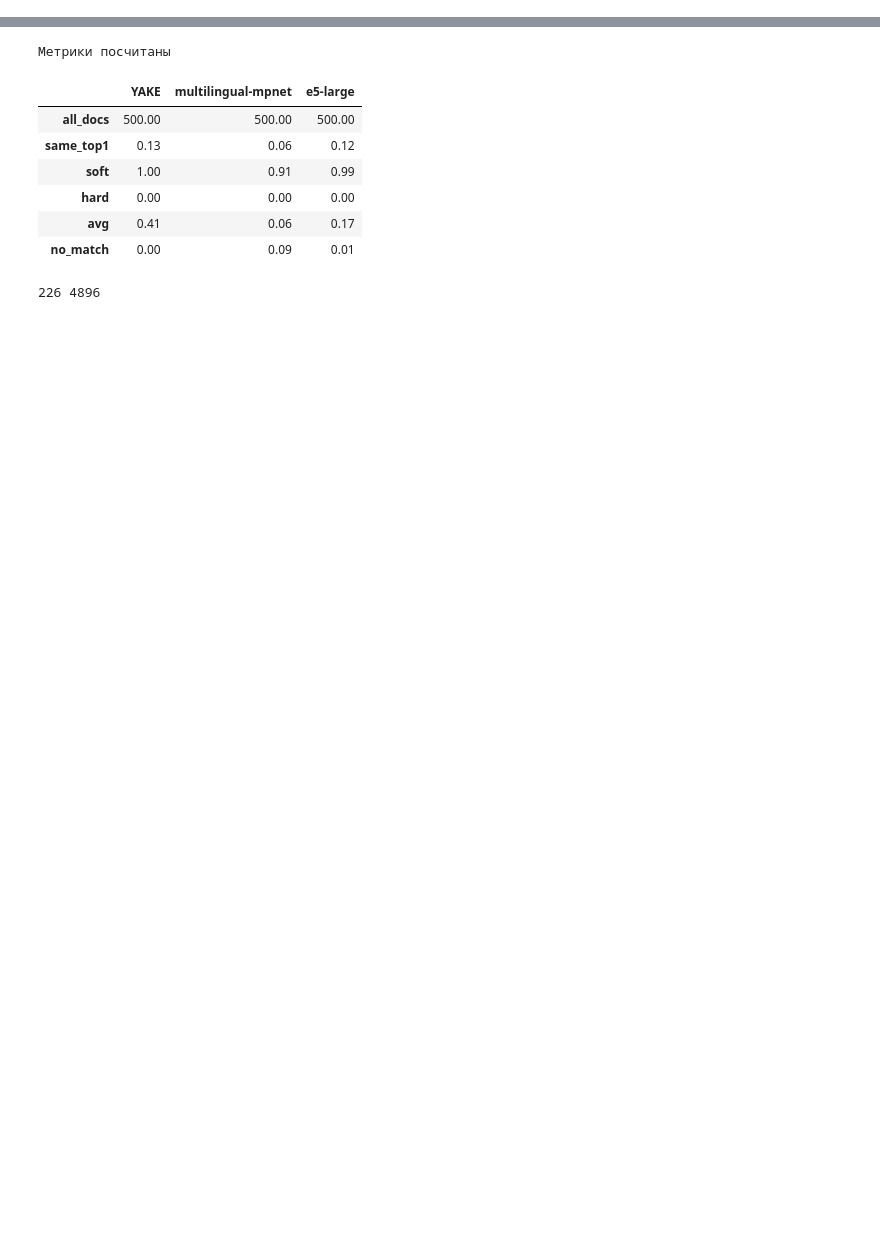
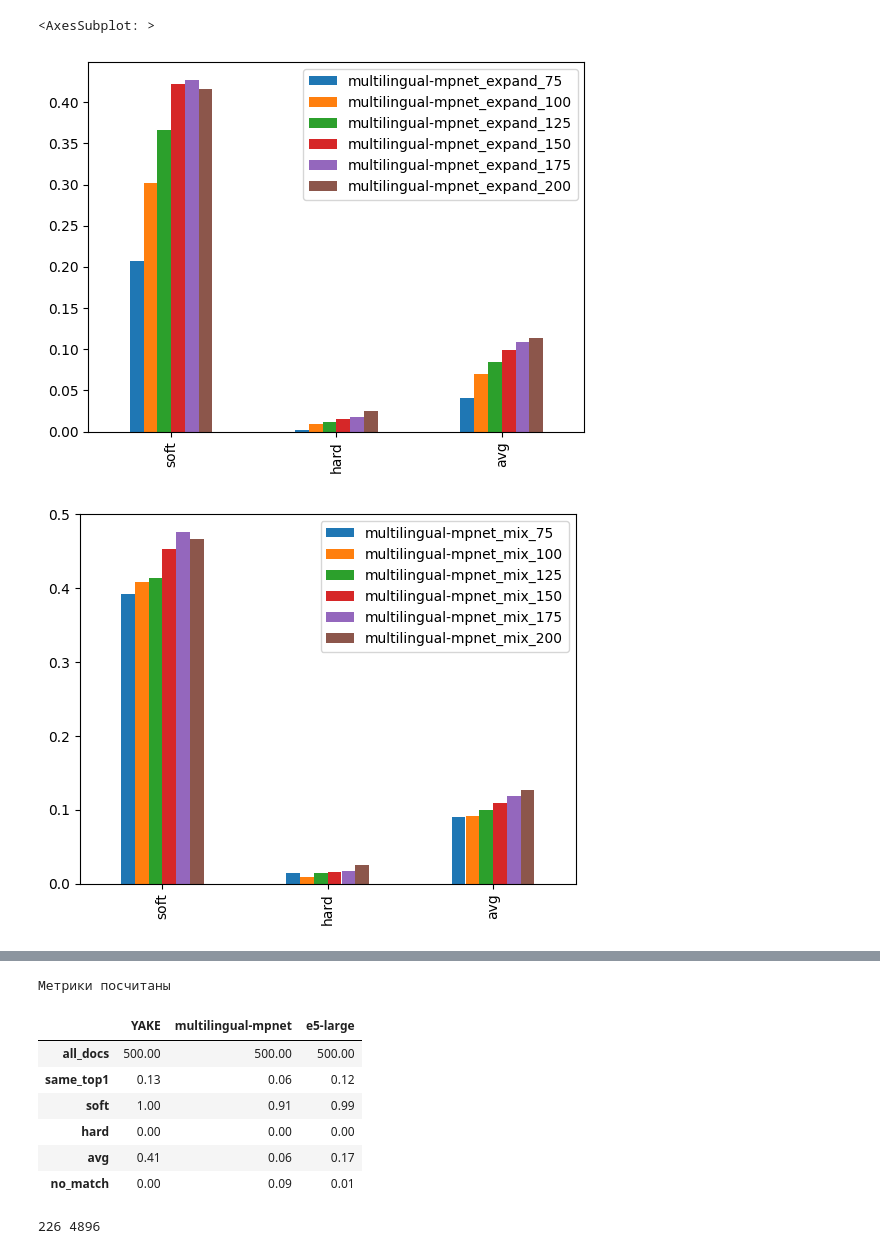
Before and after one commit to Ramnck/term-vector-extraction, a Jupyter notebook: vaildate.ipynb, the cells around one changed output, grey strips where cells are left out. Drawn from its saved outputs; the diff is of its cells as text; code cells hidden in the pictures; blank space fills up the shorter version.

```diff
--- a/vaildate.ipynb
+++ b/vaildate.ipynb
@@ -170,31 +171,35 @@ yake = {
 e5 = {
     k: {k1: v1 for k1, v1 in v.items() if k1 in metrics}
     for k, v in rawdata.items()
     if "e5" in k
 }
 mpnet = {
     k: {k1: v1 for k1, v1 in v.items() if k1 in metrics}
     for k, v in rawdata.items()
     if "mpnet" in k
 }
 
 methods = ["expand", "mix", "shuffle", "raw"]
 
 
-data = yake
+data = mpnet
 
 data_dict = {}
 for method in methods:
     data_dict[method] = {k: v for k, v in data.items() if method in k}
 
 
 exp = pd.DataFrame(data_dict["expand"])
 mix = pd.DataFrame(data_dict["mix"])
 shuf = pd.DataFrame(data_dict["shuffle"])
 raw = pd.DataFrame(data_dict["raw"])
 
 
 exp.plot.bar()
 mix.plot.bar()
 shuf.plot.bar()
 raw.plot.bar()
+# %% [output]
+<AxesSubplot: >
+[figure, added]
+[figure, added]
```
Also changed, not shown: parts of 5 cells of this notebook, 2 other files.
